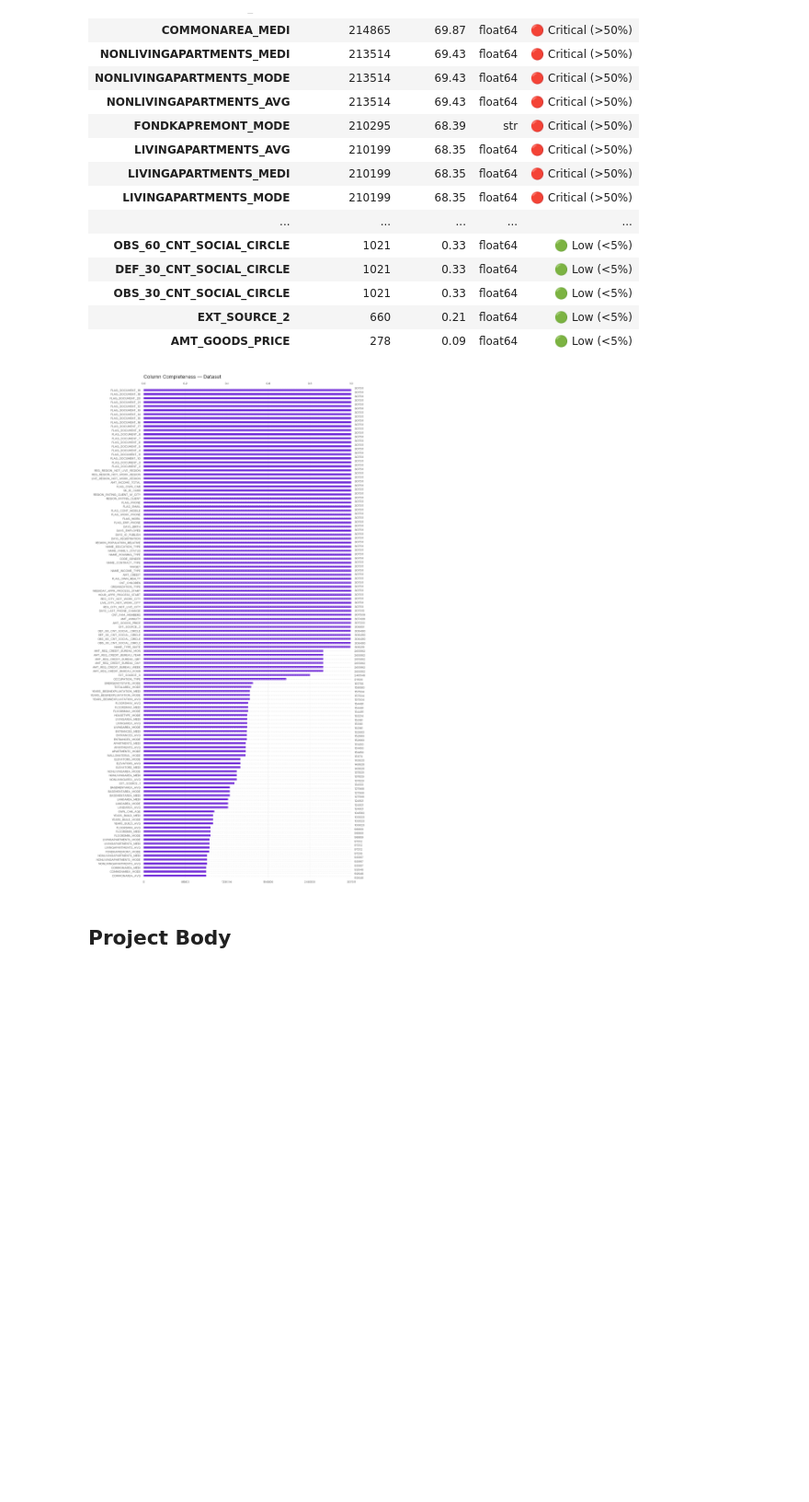
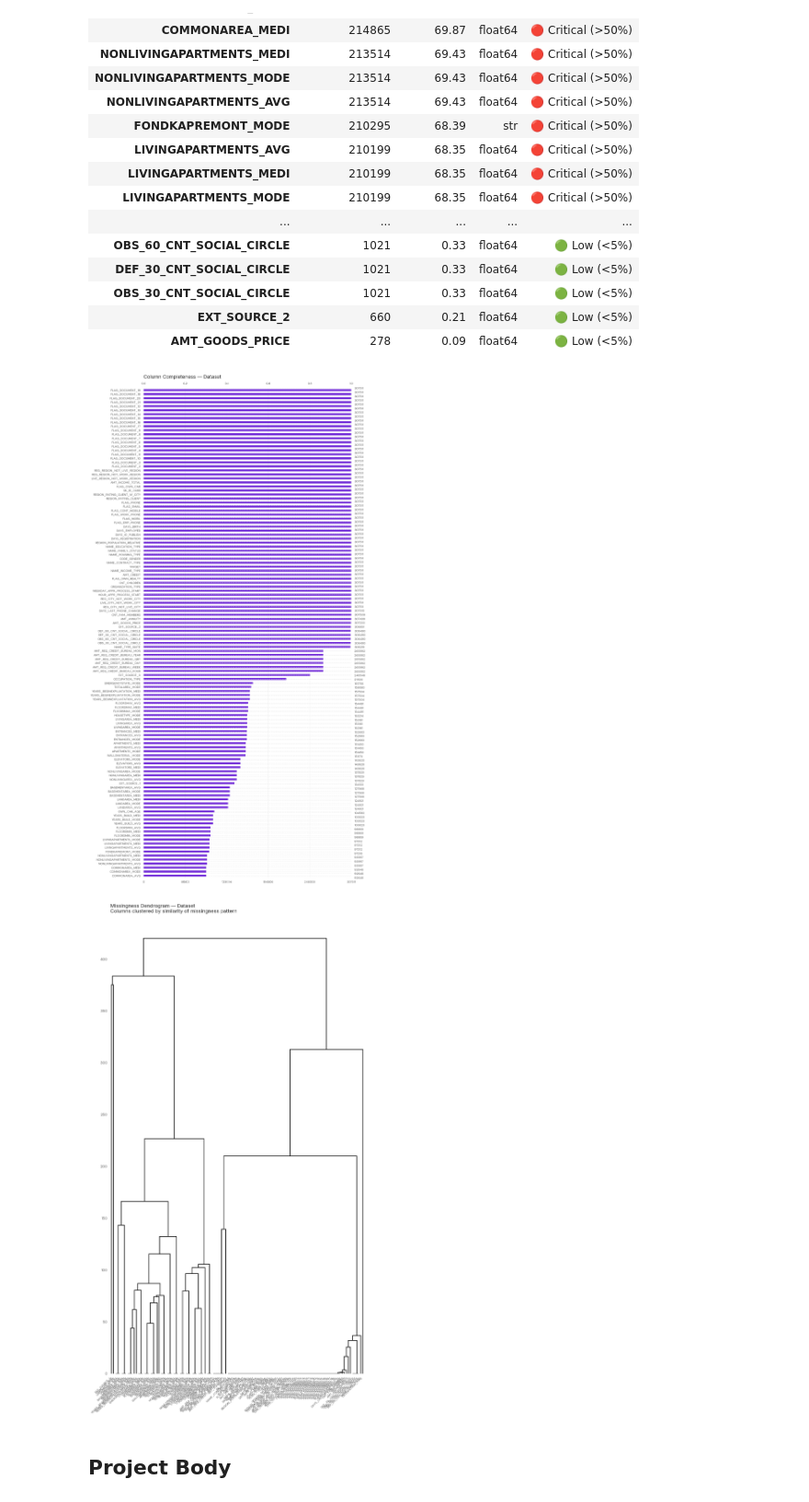
Before and after one commit to smallchuch/CreditRiskLearning, a Jupyter notebook: Learning Journey/Theory and Stats/1.2 Data Types + Missing Values/HCDR Notebook/Missing Values HCDR.ipynb, the cells around one changed output. Shown at 92% size. Cells and saved outputs as stored; diff of their text form; code cells hidden in the pictures; blank space fills up the shorter version.

```diff
--- a/Learning Journey/Theory and Stats/1.2 Data Types + Missing Values/HCDR Notebook/Missing Values HCDR.ipynb
+++ b/Learning Journey/Theory and Stats/1.2 Data Types + Missing Values/HCDR Notebook/Missing Values HCDR.ipynb
@@ -199,8 +199,11 @@ summary[summary['Missing %'] > 0].sort_values('Missing %', ascending=False)
 | AMT_GOODS_PRICE | 278 | 0.09 | float64 | 🟢 Low (<5%) |
 # %%
 mv.plot_bar(df)
+
+mv.plot_dendrogram(df)
 # %% [output]
 [figure]
+[figure, added]
 # %% [markdown]
 ## Project Body
 # %% [markdown]
```
Also changed, not shown: parts of 1 cell of this notebook, 4 other files.
